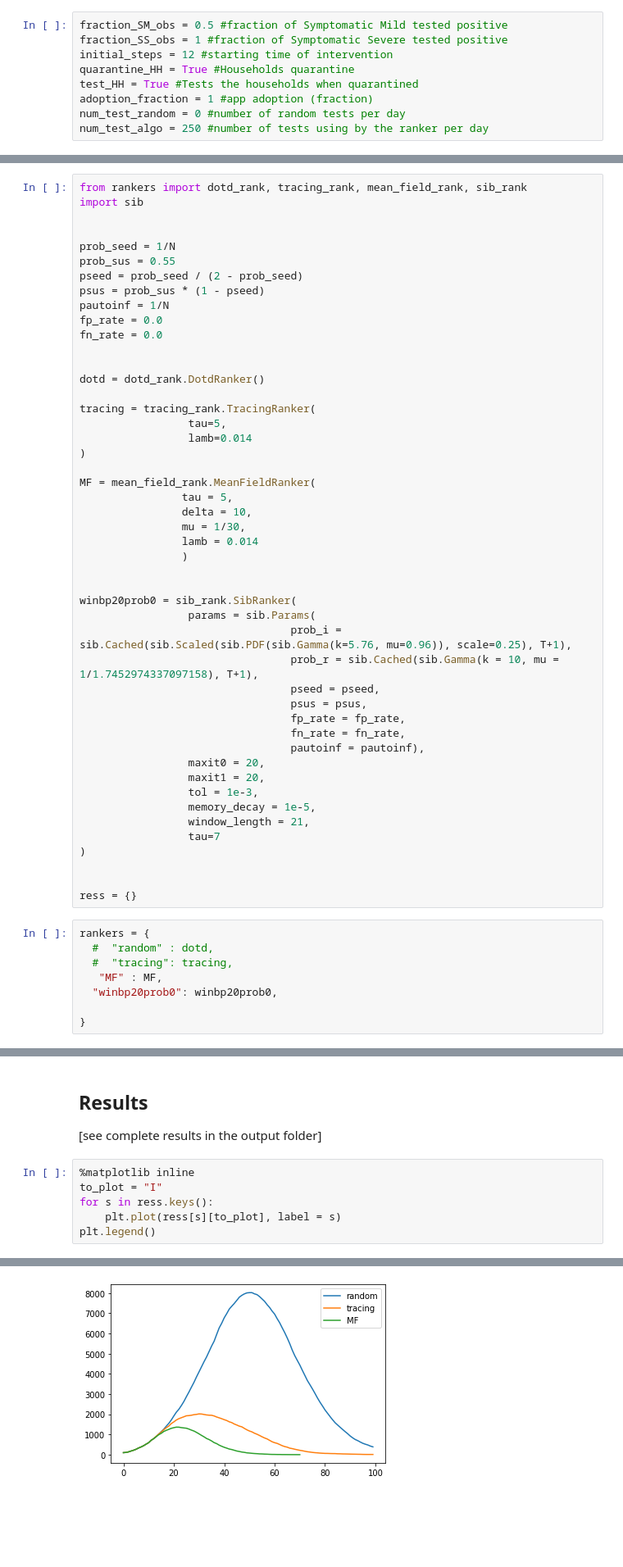
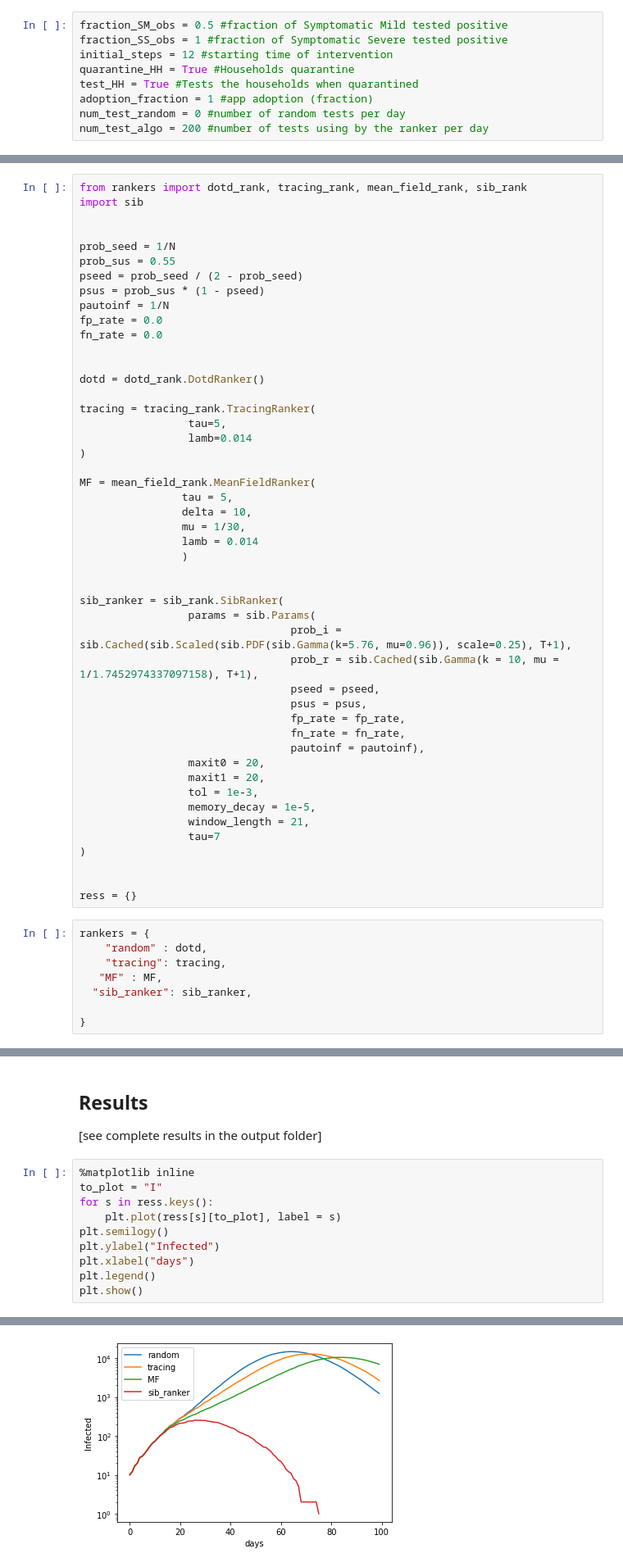
Before and after one commit to sibyl-team/epidemic_mitigation, a Jupyter notebook: epi_mitigation.ipynb, the cells around one changed output, grey strips where cells are left out. Shown at 82% size. Drawn from its saved outputs; the diff is of its cells as text; blank space fills up the shorter version.

```diff
--- a/epi_mitigation.ipynb
+++ b/epi_mitigation.ipynb
@@ -43,7 +45,7 @@ quarantine_HH = True #Households quarantine
 test_HH = True #Tests the households when quarantined
 adoption_fraction = 1 #app adoption (fraction)
 num_test_random = 0 #number of random tests per day
-num_test_algo = 250 #number of tests using by the ranker per day
+num_test_algo = 200 #number of tests using by the ranker per day
 # %% [markdown]
 ## Choose the rankers algorithms class
 # %%
@@ -75,7 +77,7 @@ MF = mean_field_rank.MeanFieldRanker(
                 )
 
 
-winbp20prob0 = sib_rank.SibRanker(
+sib_ranker = sib_rank.SibRanker(
                  params = sib.Params(
                                  prob_i = sib.Cached(sib.Scaled(sib.PDF(sib.Gamma(k=5.76, mu=0.96)), scale=0.25), T+1),
                                  prob_r = sib.Cached(sib.Gamma(k = 10, mu = 1/1.7452974337097158), T+1),
@@ -96,10 +98,10 @@ winbp20prob0 = sib_rank.SibRanker(
 ress = {}
 # %%
 rankers = {
-  #  "random" : dotd,
-  #  "tracing": tracing,
+    "random" : dotd,
+    "tracing": tracing,
    "MF" : MF,
-  "winbp20prob0": winbp20prob0,
+  "sib_ranker": sib_ranker,
 
 }
 # %% [markdown]
@@ -195,5 +225,9 @@ IndexError: index 10 is out of bounds for axis 0 with size 9
 to_plot = "I"
 for s in ress.keys():
     plt.plot(ress[s][to_plot], label = s)
+plt.semilogy()
+plt.ylabel("Infected")
+plt.xlabel("days")
 plt.legend()
+plt.show()
 # %% [output]
@@ -201 +234 @@ plt.legend()
-[figure, old version]
+[figure, new version]
```
Also changed, not shown: parts of 4 cells of this notebook.
